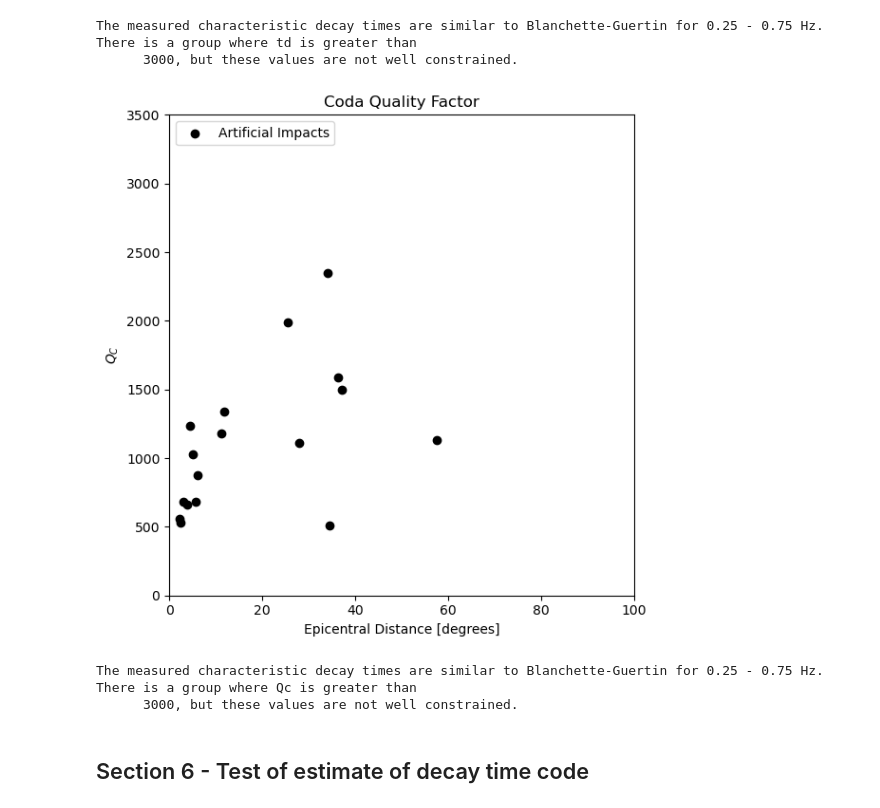
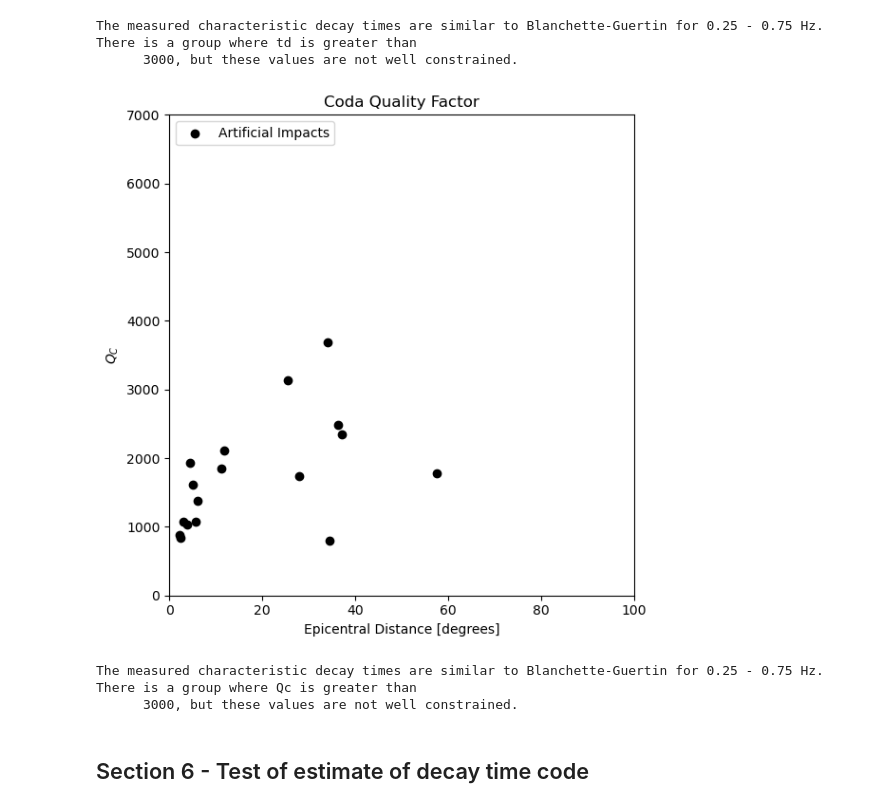
Before and after one commit to cerinunn/impact_simulations, a Jupyter notebook: quantitative_estimates.ipynb, the cells around one changed output. Cells and saved outputs as stored; diff of their text form; code cells hidden in the pictures.

```diff
--- a/quantitative_estimates.ipynb
+++ b/quantitative_estimates.ipynb
@@ -790,8 +777,8 @@ freqmin1 = 0.4
 freqmax1 = 0.5
 freqmid = np.array(freqmin1) + ((np.array(freqmax1) - np.array(freqmin1))/2)
 
-for f, l, c in zip(files, labels, colors):
-    df_model = pd.read_csv(f, sep=',',skiprows=0,skipinitialspace=0,comment='#')
+for file, l, c in zip(files, labels, colors):
+    df_model = pd.read_csv(file, sep=',',skiprows=0,skipinitialspace=0,comment='#')
     distance_in_degree = df_model['distance_in_degree'].tolist()
     td = df_model['td'].tolist()
     freqmin = df_model['freqmin'].tolist()
@@ -811,7 +798,7 @@ for f, l, c in zip(files, labels, colors):
     smoothing_length = df_model['smoothing_length'].tolist()
     smoothing_length2 = [x/2 for x in smoothing_length]
     plt.errorbar(distance_in_degree, tmax, yerr=smoothing_length2, fmt="o", label=l, markersize=3, color=c )
-    print(max(tmax))
+    print(file, min(tmax), max(tmax))
 
 # note that some of the observations were excluded (see above)
 # plt.xlim(0,61)
@@ -864,8 +849,8 @@ plt.rcParams.update({'font.size': 10})
 plt.rcParams.update({'axes.titlesize' : 'medium'})
 fig = plt.figure(figsize=(3.5,3.5))
 
-for f, l, c in zip(files, labels, colors):
-    df_model = pd.read_csv(f, sep=',',skiprows=0,skipinitialspace=0,comment='#')
+for file, l, c in zip(files, labels, colors):
+    df_model = pd.read_csv(file, sep=',',skiprows=0,skipinitialspace=0,comment='#')
     distance_in_degree = df_model['distance_in_degree'].tolist()
     td = df_model['td'].tolist()
     freqmin = df_model['freqmin'].tolist()
@@ -1173,36 +1158,36 @@ for f, l, c in zip(files, labels, colors):
         if not math.isnan(f) and f != freqmax1:
             print('freqmax is different')
             break
     # Equation 4, Blanchette-Guertin et al, 2013
     # calculate Qc
     Qc = [(td1 * np.pi * freqmid) for td1 in td]
     smoothing_length = df_model['smoothing_length'].tolist()
     # freq_min
-    plt.scatter(distance_in_degree, td, label=l, color=c )
+    plt.scatter(distance_in_degree, Qc, label=l, color=c )
 
 
 
 # plt.xlim(0,61)
 plt.xlabel('Epicentral Distance [degrees]')
 plt.ylabel(r'$Q_{C}$')
 
 # r'W1 disk and central $\pm2^\circ$ subtracted'
 plt.legend(loc='upper left')
 plt.title('Coda Quality Factor')
 # there is an outlier which we are ignoring
 plt.xlim(0,100)
-plt.ylim(0,3500 )
+plt.ylim(0,7000 )
 plt.tight_layout()
 fig_name = 'fig_{}.png'.format(UTCDateTime.now())
 fig_name = os.path.join('./temp/',fig_name)
 plt.savefig(fig_name)
 
 
 plt.show()
 print('''The measured characteristic decay times are similar to Blanchette-Guertin for 0.25 - 0.75 Hz. There is a group where Qc is greater than
       3000, but these values are not well constrained.''')
 # %% [output]
-[figure, old version]
+[figure, new version]
 The measured characteristic decay times are similar to Blanchette-Guertin for 0.25 - 0.75 Hz. There is a group where Qc is greater than
       3000, but these values are not well constrained.
 # %% [markdown]
```
Also changed, not shown: parts of 5 cells of this notebook.
